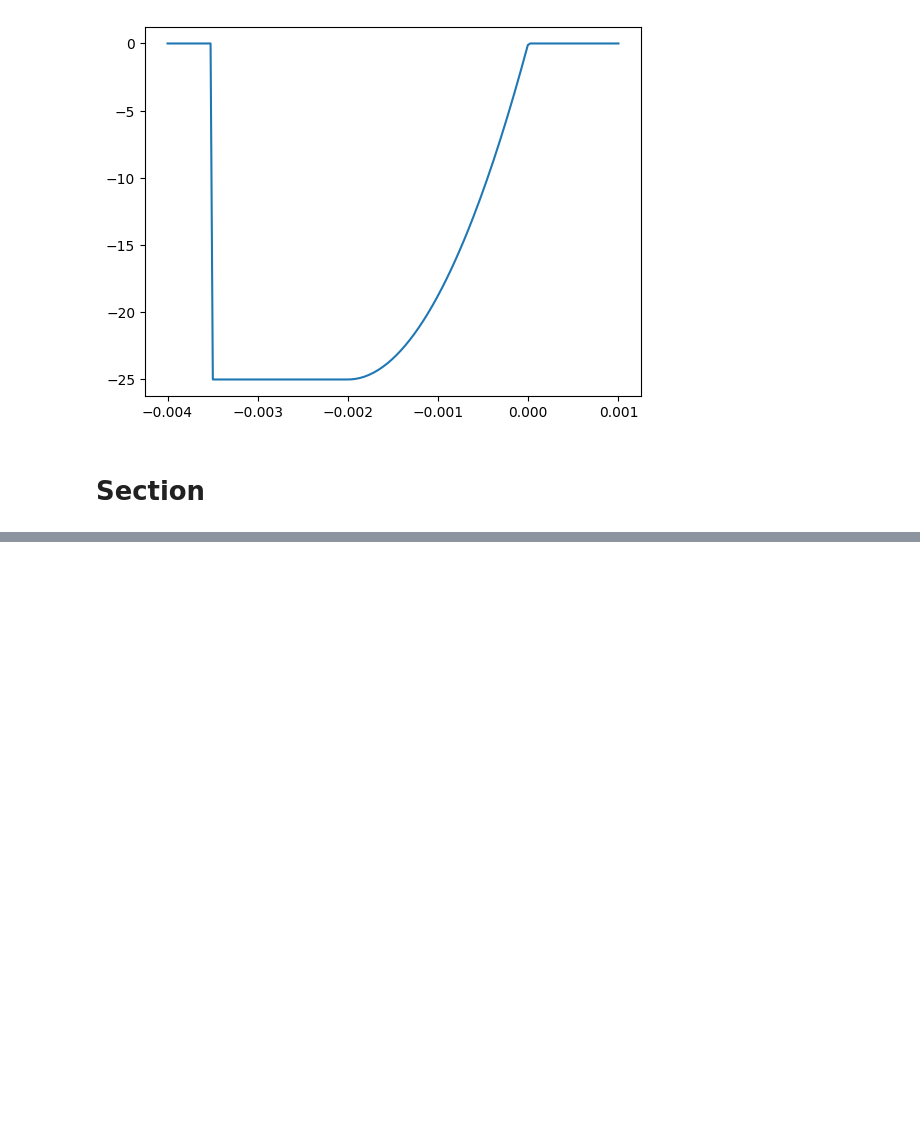
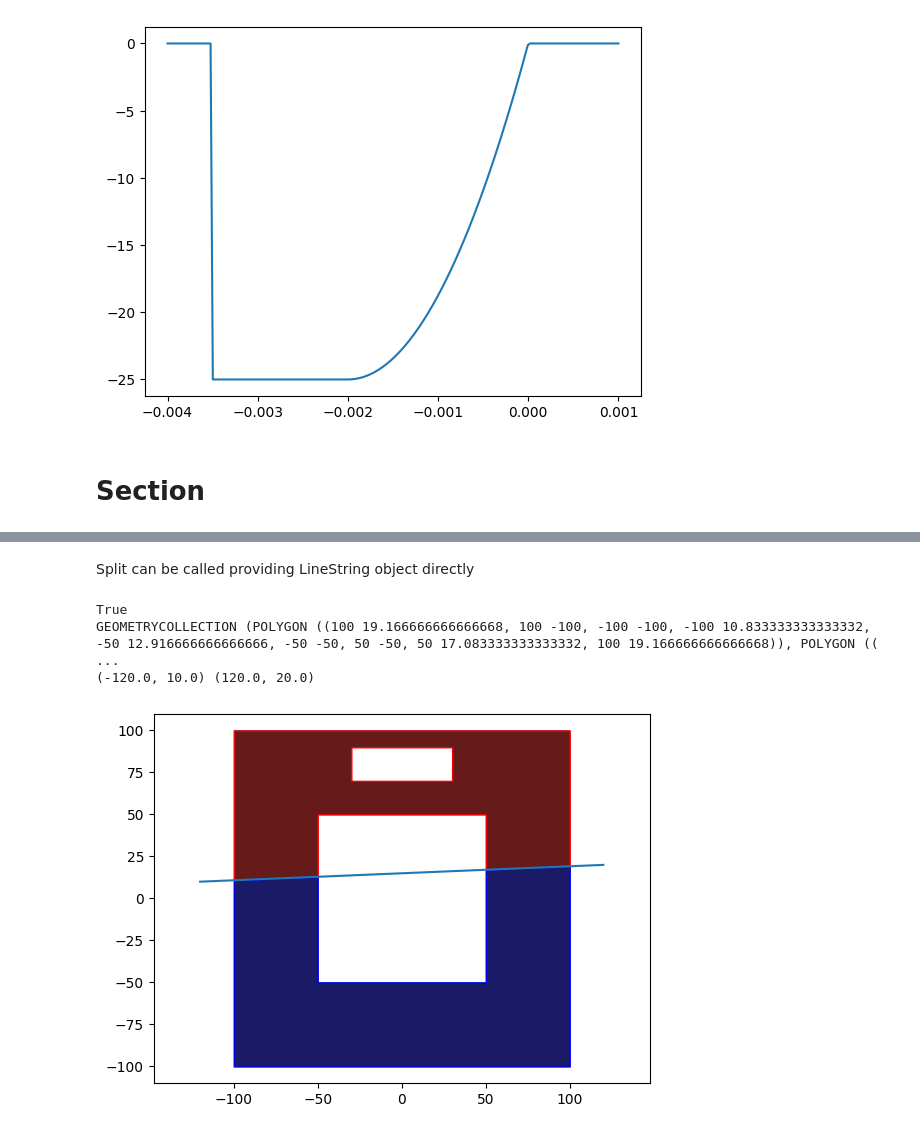
Before and after one commit to fib-international/structuralcodes, a Jupyter notebook: test_generic.ipynb, the cells around one changed output, grey strips where cells are left out. Drawn from its saved outputs; the diff is of its cells as text; code cells hidden in the pictures; blank space fills up the shorter version.

```diff
--- a/test.ipynb
+++ b/test_generic.ipynb
@@ -224,0 +189,32 @@ Below line
+# %% [markdown]
+Split can be called providing LineString object directly
+# %%
+from shapely import LineString
+from shapely.ops import split
+
+#create a shapely polygon
+poly = Polygon(shell=[(-100,-100),(100,-100),(100,100),(-100,100)],holes=[[(-50,-50),(-50,50),(50,50),(50,-50)],[(-30,70),(-30,90),(30,90),(30,70)]])
+# create a surfacegeometry object
+geom = gs.SurfaceGeometry(poly,C25)
+
+fig,ax = plt.subplots()
+plot_polygon(ax, geom.polygon)
+ax.axis('equal')
+
+# Providing LineString is dangerous because line could not intersect
+# properly the polygon, try with this line: LineString([(-80,10),(120,20)])
+line = LineString([(-120,10),(120,20)])
+ab,bl = geom.split(line)
+print(line.intersects(geom.polygon))
+print(split(geom.polygon,line))
+ax.plot(*line.xy)
+print(line.coords[0],line.coords[1])
+for a in ab:
+    plot_polygon(ax,a,facecolor=(0.4,0.1,0.1), edgecolor='r')
+for b in bl:
+    plot_polygon(ax,b,facecolor=(0.1,0.1,0.4), edgecolor='b')
+# %% [output]
+True
+GEOMETRYCOLLECTION (POLYGON ((100 19.166666666666668, 100 -100, -100 -100, -100 10.833333333333332, -50 12.916666666666666, -50 -50, 50 -50, 50 17.083333333333332, 100 19.166666666666668)), POLYGON (( ...
+(-120.0, 10.0) (120.0, 20.0)
+[figure, added]
```
Also changed, not shown: parts of 21 cells of this notebook, 2 other files.
